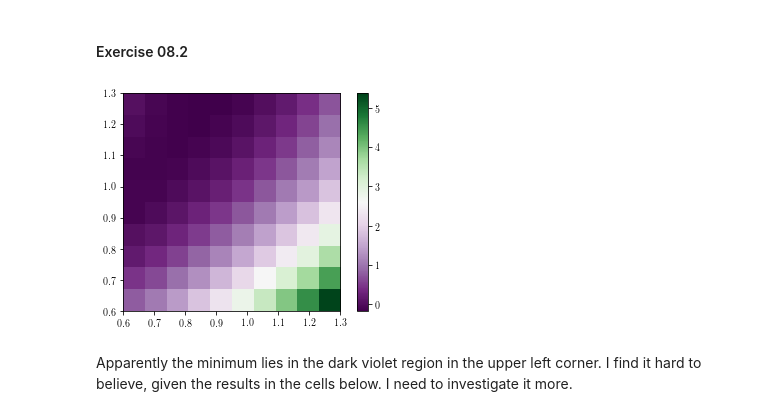
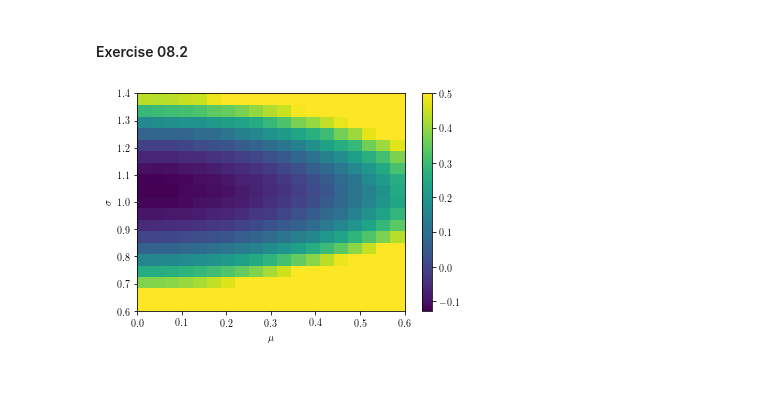
Before and after one commit to phaerrax/lab-simulazione-numerica, a Jupyter notebook: exercise08/exercise08.ipynb, the cells around one changed output. Drawn from its saved outputs; the diff is of its cells as text; code cells hidden in the pictures; blank space fills up the shorter version.

```diff
--- a/exercise08/exercise08.ipynb
+++ b/exercise08/exercise08.ipynb
@@ -34,10 +34,10 @@ os.chdir("/home/studenti/davide.ferracin/lab-simulazione-numerica/exercise08/exe
 # It prevents this code to be run anywhere else but
 # the physics department computer lab. But for now...
 
-N = 10
+N = 20
 # Define a grid of values for mu and sigma to run the program with.
-mu = np.linspace(0.6, 1.3, N)
-sigma = np.linspace(0.6, 01.3, N)
+mu = np.linspace(0, 0.6, N)
+sigma = np.linspace(0.6, 1.4, N)
 data = np.zeros((N, N))
 for (i_m, m) in enumerate(mu):
     for (i_s, s) in enumerate(sigma):
@@ -48,14 +48,22 @@ for (i_m, m) in enumerate(mu):
         with open("energy.dat") as output:
             result = list(output)[-1].split()
         data[i_m][i_s] = float(result[1])
-# %%
-# A colour plot to visualise the results of the simulations
-# above.
-fig = plt.figure()
-im = plt.imshow(data, extent = (mu[0], mu[-1], sigma[0], sigma[-1]), cmap = matplotlib.cm.PRGn)
-fig.colorbar(im)
-plt.show()
-# %% [output]
-[figure, removed]
-# %% [markdown]
-Apparently the minimum lies in the dark violet region in the upper left corner. I find it hard to believe, given the results in the cells below. I need to investigate it more.
+# %%
+# A colour plot to visualise the results of the simulations
+# above.
+# In order to see the minimum more easily, and knowing it
+# is negative, I will clip the values in 'data', keeping
+# only those below 0.5.
+data = data.clip(None, 0.5)
+
+fig, axes = plt.subplots()
+im = plt.pcolor(mu, sigma, data.T)
+# matplotlib treats the [i,j] indices as the y and x variables,
+# respectively. In order to plot the array in a plot which is
+# not horribly confusing, I take the transpose of the array.
+axes.set_xlabel(r"$\mu$")
+axes.set_ylabel(r"$\sigma$")
+fig.colorbar(im)
+plt.show()
+# %% [output]
+[figure, added]
```
Also changed, not shown: parts of 2 cells of this notebook, 1 other file.
